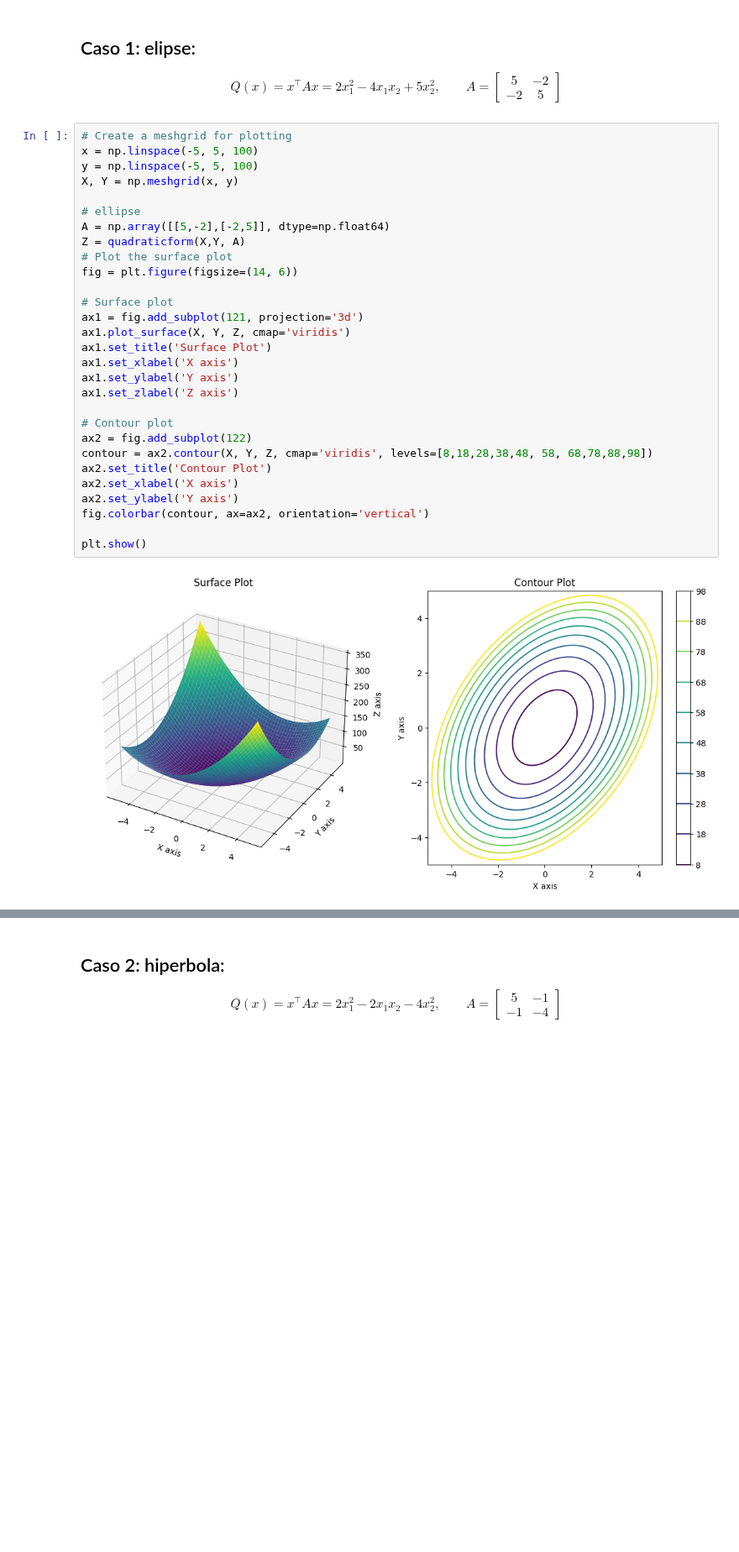
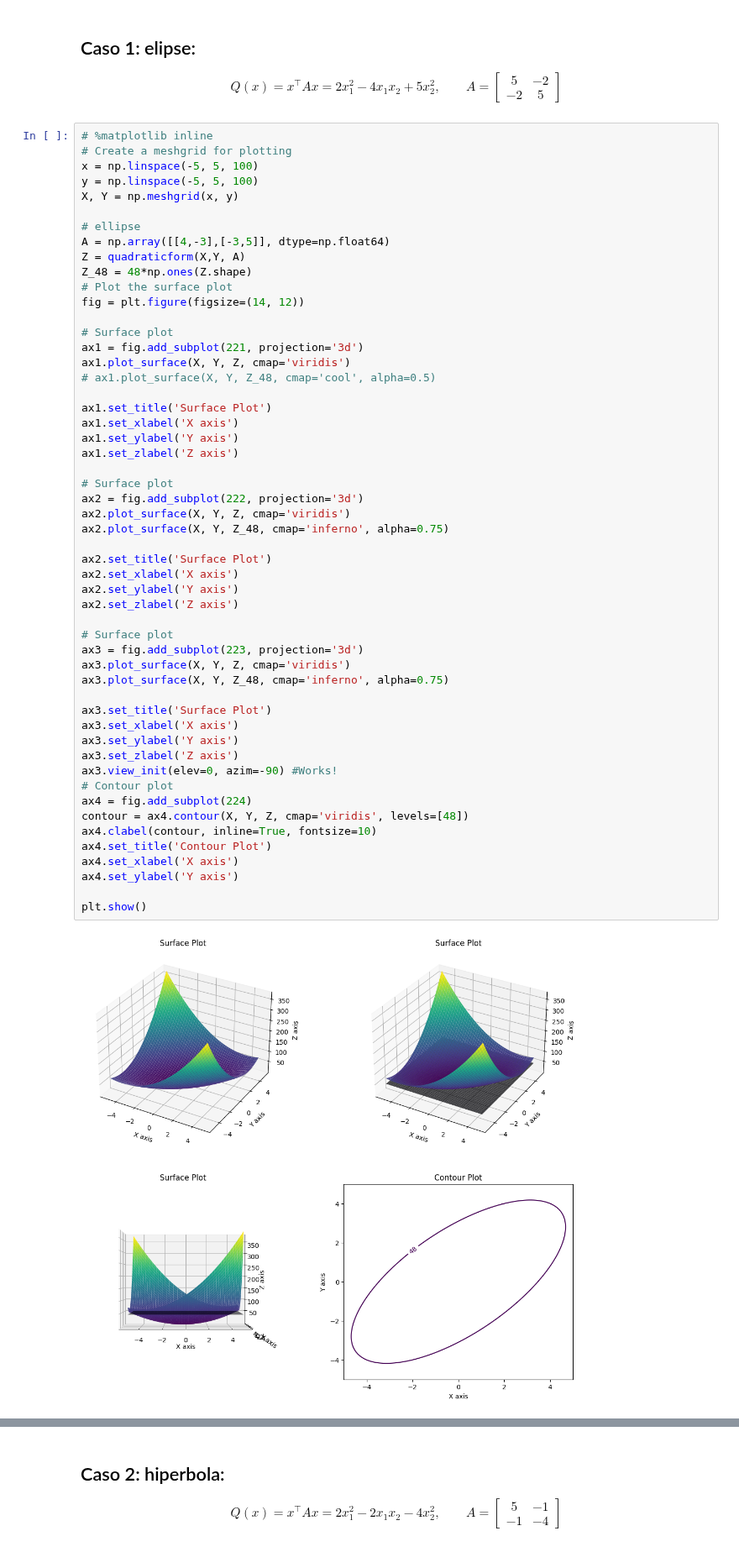
Before and after one commit to ManuelSanchezUribe/ManuelSanchezUribe.github.io, a Jupyter notebook: MAT1203/FormaCuadratica.ipynb, the cells around one changed output, grey strips where cells are left out. Shown at 84% size. Drawn from its saved outputs; the diff is of its cells as text; blank space fills up the shorter version.

```diff
--- a/MAT1203/FormaCuadratica.ipynb
+++ b/MAT1203/FormaCuadratica.ipynb
@@ -42,33 +42,57 @@ A =
 \end{bmatrix}
 \end{equation}
 # %%
+# %matplotlib inline
 # Create a meshgrid for plotting
 x = np.linspace(-5, 5, 100)
 y = np.linspace(-5, 5, 100)
 X, Y = np.meshgrid(x, y)
 
 # ellipse
-A = np.array([[5,-2],[-2,5]], dtype=np.float64)
+A = np.array([[4,-3],[-3,5]], dtype=np.float64)
 Z = quadraticform(X,Y, A)
+Z_48 = 48*np.ones(Z.shape)
 # Plot the surface plot
-fig = plt.figure(figsize=(14, 6))
+fig = plt.figure(figsize=(14, 12))
 
 # Surface plot
-ax1 = fig.add_subplot(121, projection='3d')
+ax1 = fig.add_subplot(221, projection='3d')
 ax1.plot_surface(X, Y, Z, cmap='viridis')
+# ax1.plot_surface(X, Y, Z_48, cmap='cool', alpha=0.5)
+
 ax1.set_title('Surface Plot')
 ax1.set_xlabel('X axis')
 ax1.set_ylabel('Y axis')
 ax1.set_zlabel('Z axis')
 
-# Contour plot
-ax2 = fig.add_subplot(122)
-contour = ax2.contour(X, Y, Z, cmap='viridis', levels=[8,18,28,38,48, 58, 68,78,88,98])
-ax2.set_title('Contour Plot')
+# Surface plot
+ax2 = fig.add_subplot(222, projection='3d')
+ax2.plot_surface(X, Y, Z, cmap='viridis')
+ax2.plot_surface(X, Y, Z_48, cmap='inferno', alpha=0.75)
+
+ax2.set_title('Surface Plot')
 ax2.set_xlabel('X axis')
 ax2.set_ylabel('Y axis')
-fig.colorbar(contour, ax=ax2, orientation='vertical')
+ax2.set_zlabel('Z axis')
+
+# Surface plot
+ax3 = fig.add_subplot(223, projection='3d')
+ax3.plot_surface(X, Y, Z, cmap='viridis')
+ax3.plot_surface(X, Y, Z_48, cmap='inferno', alpha=0.75)
+
+ax3.set_title('Surface Plot')
+ax3.set_xlabel('X axis')
+ax3.set_ylabel('Y axis')
+ax3.set_zlabel('Z axis')
+ax3.view_init(elev=0, azim=-90) #Works!
+# Contour plot
+ax4 = fig.add_subplot(224)
+contour = ax4.contour(X, Y, Z, cmap='viridis', levels=[48])
+ax4.clabel(contour, inline=True, fontsize=10)
+ax4.set_title('Contour Plot')
+ax4.set_xlabel('X axis')
+ax4.set_ylabel('Y axis')
 
 plt.show()
 # %% [output]
-[figure, old version]
+[figure, new version]
```
Also changed, not shown: parts of 4 cells of this notebook.
